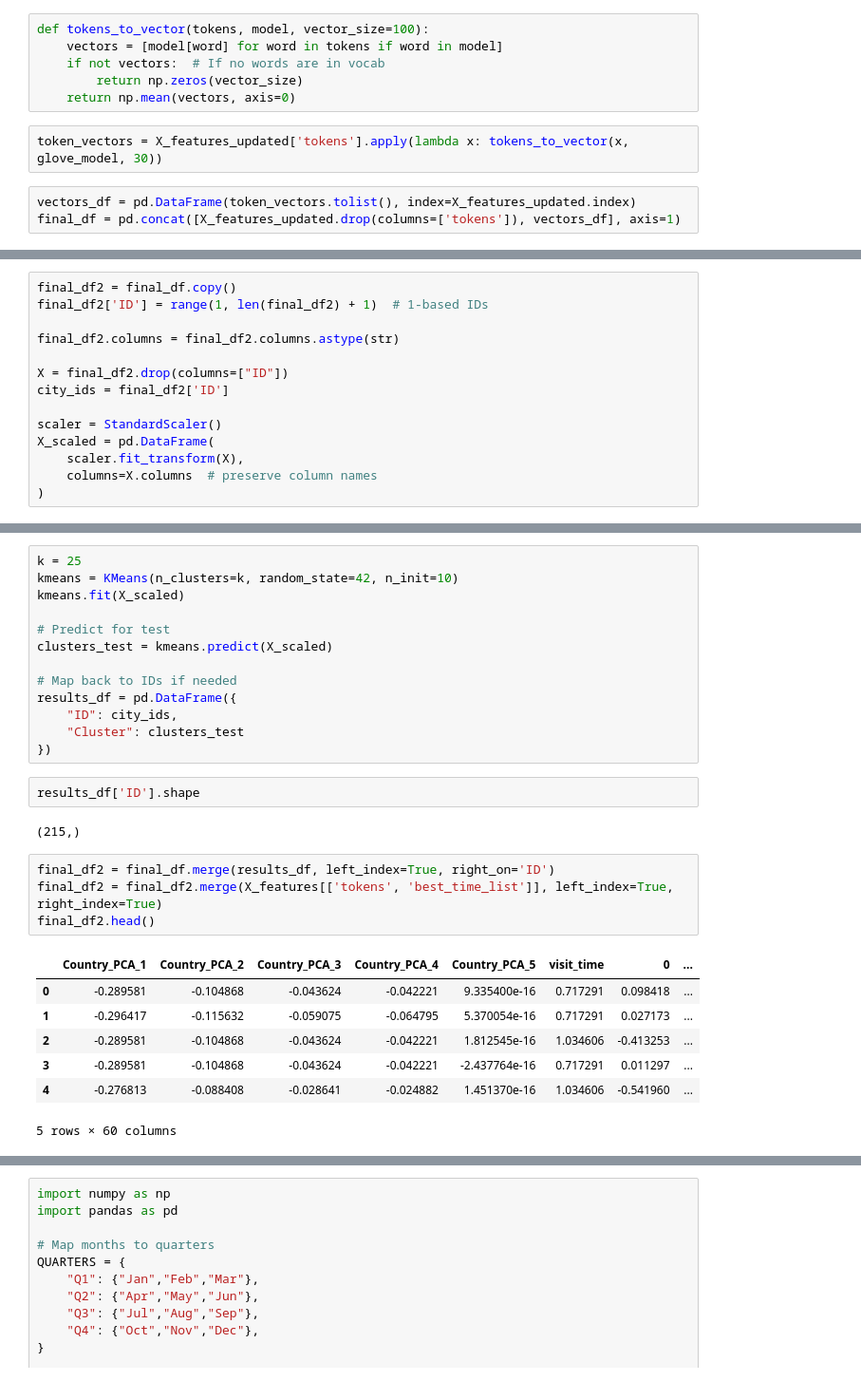
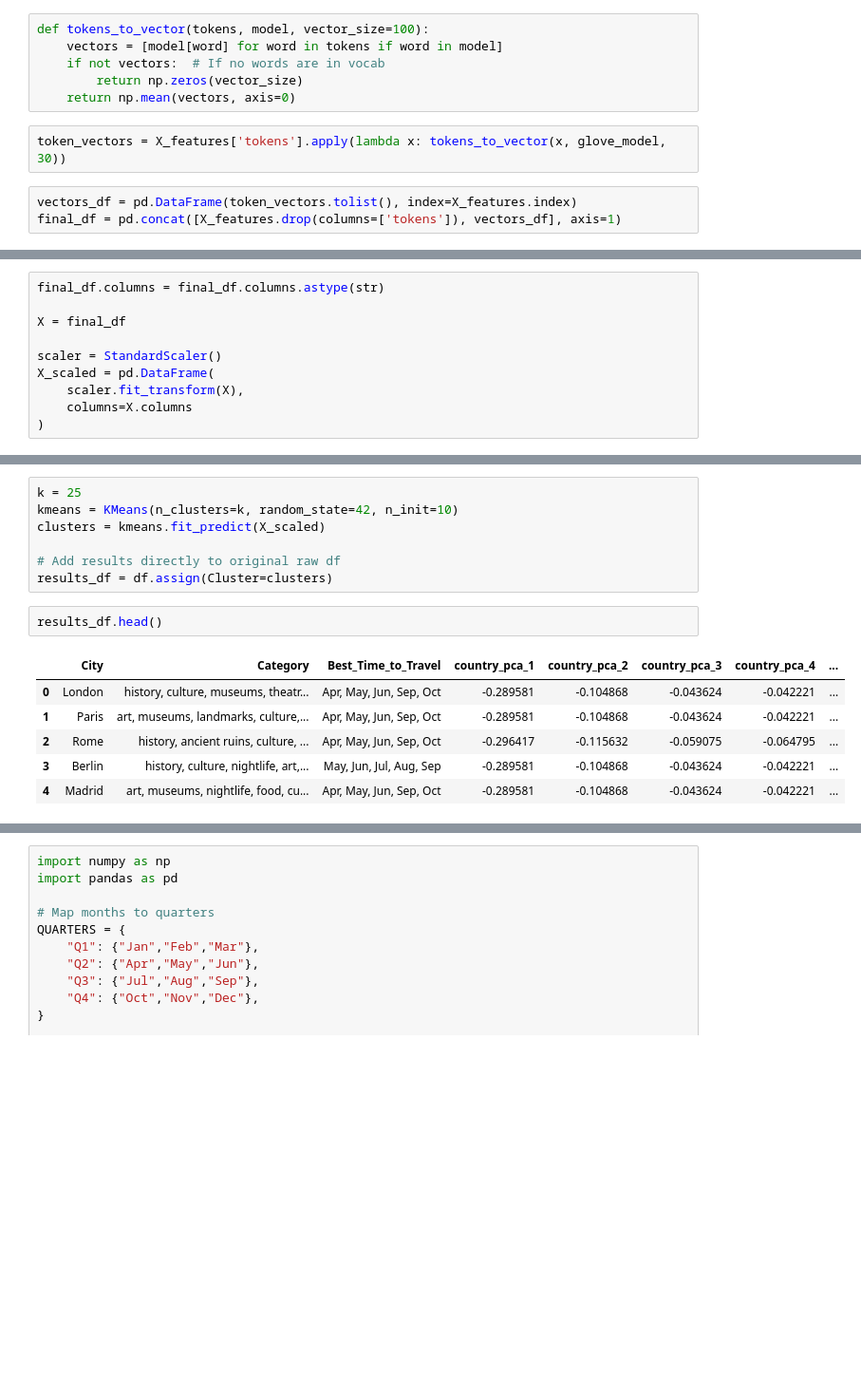
Before and after one commit to ShivanshDutta27/Travel-Destination-Advisor, a Jupyter notebook: notebook.ipynb, the cells around one changed output, grey strips where cells are left out. Shown at 95% size. Drawn from its saved outputs; the diff is of its cells as text; blank space fills up the shorter version.

```diff
--- a/notebook.ipynb
+++ b/notebook.ipynb
@@ -209,10 +195,10 @@ def tokens_to_vector(tokens, model, vector_size=100):
         return np.zeros(vector_size)
     return np.mean(vectors, axis=0)
 # %%
-token_vectors = X_features_updated['tokens'].apply(lambda x: tokens_to_vector(x, glove_model, 30))
+token_vectors = X_features['tokens'].apply(lambda x: tokens_to_vector(x, glove_model, 30))
 # %%
-vectors_df = pd.DataFrame(token_vectors.tolist(), index=X_features_updated.index)
-final_df = pd.concat([X_features_updated.drop(columns=['tokens']), vectors_df], axis=1)
+vectors_df = pd.DataFrame(token_vectors.tolist(), index=X_features.index)
+final_df = pd.concat([X_features.drop(columns=['tokens']), vectors_df], axis=1)
 # %%
 
 final_df.head()
@@ -226,17 +212,13 @@ final_df.head()
 5 rows × 56 columns
 # %%
-final_df2 = final_df.copy()
-final_df2['ID'] = range(1, len(final_df2) + 1)  # 1-based IDs
+final_df.columns = final_df.columns.astype(str)
 
-final_df2.columns = final_df2.columns.astype(str)
-
-X = final_df2.drop(columns=["ID"])
-city_ids = final_df2['ID']
+X = final_df
 
 scaler = StandardScaler()
 X_scaled = pd.DataFrame(
     scaler.fit_transform(X),
-    columns=X.columns  # preserve column names
+    columns=X.columns
 )
 # %%
 from sklearn.decomposition import PCA
@@ -253,29 +235,16 @@ plt.show()
 # %%
 k = 25
 kmeans = KMeans(n_clusters=k, random_state=42, n_init=10)
-kmeans.fit(X_scaled)
+clusters = kmeans.fit_predict(X_scaled)
 
-# Predict for test
-clusters_test = kmeans.predict(X_scaled)
-
-# Map back to IDs if needed
-results_df = pd.DataFrame({
-    "ID": city_ids,
-    "Cluster": clusters_test
-})
+# Add results directly to original raw df
+results_df = df.assign(Cluster=clusters)
-# %%
-results_df['ID'].shape
-# %% [output]
-(215,)
 # %%
-final_df2 = final_df.merge(results_df, left_index=True, right_on='ID')
-final_df2 = final_df2.merge(X_features[['tokens', 'best_time_list']], left_index=True, right_index=True)
-final_df2.head()
+results_df.head()
 # %% [output]
-|  | Country_PCA_1 | Country_PCA_2 | Country_PCA_3 | Country_PCA_4 | Country_PCA_5 | visit_time | 0 | ... |
-| 0 | -0.289581 | -0.104868 | -0.043624 | -0.042221 | 9.335400e-16 | 0.717291 | 0.098418 | ... |
-| 1 | -0.296417 | -0.115632 | -0.059075 | -0.064795 | 5.370054e-16 | 0.717291 | 0.027173 | ... |
-| 2 | -0.289581 | -0.104868 | -0.043624 | -0.042221 | 1.812545e-16 | 1.034606 | -0.413253 | ... |
-| 3 | -0.289581 | -0.104868 | -0.043624 | -0.042221 | -2.437764e-16 | 0.717291 | 0.011297 | ... |
-| 4 | -0.276813 | -0.088408 | -0.028641 | -0.024882 | 1.451370e-16 | 1.034606 | -0.541960 | ... |
+|  | City | Category | Best_Time_to_Travel | country_pca_1 | country_pca_2 | country_pca_3 | country_pca_4 | ... |
+| 0 | London | history, culture, museums, theatr... | Apr, May, Jun, Sep, Oct | -0.289581 | -0.104868 | -0.043624 | -0.042221 | ... |
+| 1 | Paris | art, museums, landmarks, culture,... | Apr, May, Jun, Sep, Oct | -0.289581 | -0.104868 | -0.043624 | -0.042221 | ... |
+| 2 | Rome | history, ancient ruins, culture, ... | Apr, May, Jun, Sep, Oct | -0.296417 | -0.115632 | -0.059075 | -0.064795 | ... |
+| 3 | Berlin | history, culture, nightlife, art,... | May, Jun, Jul, Aug, Sep | -0.289581 | -0.104868 | -0.043624 | -0.042221 | ... |
+| 4 | Madrid | art, museums, nightlife, food, cu... | Apr, May, Jun, Sep, Oct | -0.289581 | -0.104868 | -0.043624 | -0.042221 | ... |
-5 rows × 60 columns
```
Also changed, not shown: parts of 28 cells of this notebook, 9 other files.
